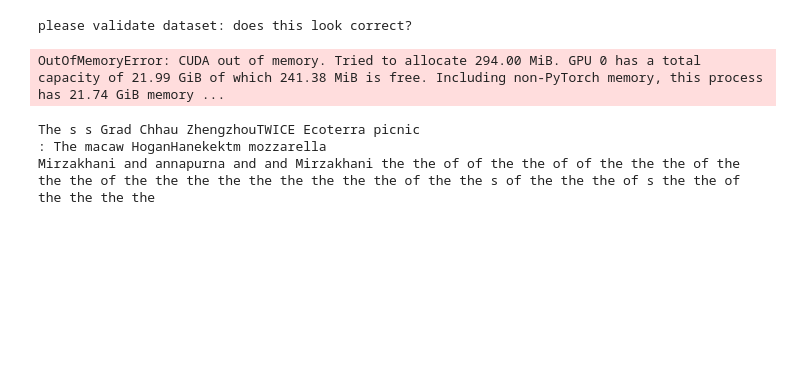
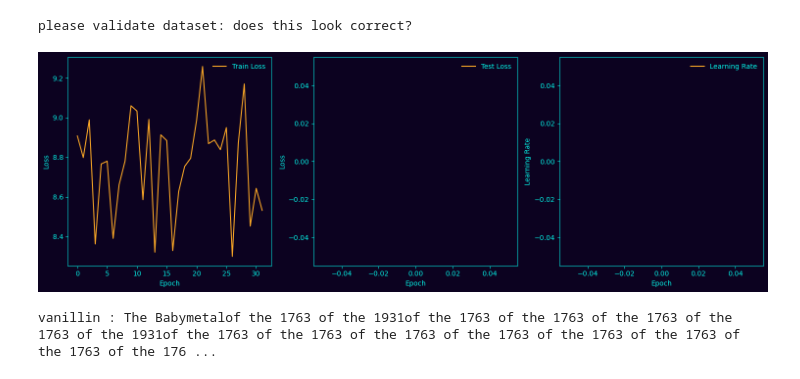
Before and after one commit to marmust/GIT_SYNC, a Jupyter notebook: normal_train_2.ipynb, the cells around one changed output. Cells and saved outputs as stored; diff of their text form; code cells hidden in the pictures; blank space fills up the shorter version.

```diff
--- a/normal_train_2.ipynb
+++ b/normal_train_2.ipynb
@@ -26,9 +27,9 @@ embeddings_model = Word2Vec.load(model_file)
 vector_size = embeddings_model.vector_size        # aka embedding dim
 
 # neural net settings
-context_length = 32                               # tokens to consider
-attn_heads = 8                                    # num attention heads per mechanism (per transformer block)
-dropout_prob = 0.0                                # 0.0 ---> everything normal   |   1.0 ---> everything is random
+context_length = 80                               # tokens to consider
+attn_heads = 14                                   # num attention heads per mechanism (per transformer block)
+dropout_prob = 0.2                                # 0.0 ---> everything normal   |   1.0 ---> everything is random
 
 # dataset
 train_dataset_path = fr"./datasets/ultra_train.txt"
@@ -40,7 +41,7 @@ examples_test = 64 * 8 * 8
 # training
 train_epochs = 2
 
-start_lr = 0.00001
+start_lr = 0.00003
 final_lr = 0.000001
 
 class CosineMSELoss(nn.Module):
@@ -73,9 +74,9 @@ loss = CosineMSELoss()
 optimizer = torch.optim.Adam
 scheduler = torch.optim.lr_scheduler.CosineAnnealingLR
 
-train_batch_size = int(128 * 4 * 2)
-test_batch_size = int(128 * 4 * 2)
-test_loop_batch = 24
+train_batch_size = int(128 * 4 * 2.5)
+test_batch_size = int(128 * 4 * 2.5)
+test_loop_batch = 64
 
 # plots
 plot_graphs = True
@@ -149,7 +150,6 @@ class transformer_block_widthwise(nn.Module):
         self.activ_func1 = leaky_tanh_smart()
 
         self.attn1 = attention_mech()
-        self.attn2 = attention_mech()
 
         self.dropout = nn.Dropout(dropout_prob)
 
@@ -163,7 +163,6 @@ class transformer_block_widthwise(nn.Module):
         x = self.norm1(x + self.attn1(x)[0])
         x = self.dropout(x)
         x = self.norm2(x + self.activ_func1(self.fc_widthwise(x)))
-        x = self.norm3(x + self.attn2(x)[0])
 
         return x
 # %%
@@ -174,7 +173,6 @@ class transformer_block_lengthwise(nn.Module):
         self.activ_func1 = leaky_tanh_smart()
 
         self.attn1 = attention_mech()
-        self.attn2 = attention_mech()
 
         self.dropout = nn.Dropout(dropout_prob)
 
@@ -188,7 +186,6 @@ class transformer_block_lengthwise(nn.Module):
         x = x + self.norm1(self.attn1(x)[0])
         x = self.dropout(x)
         x = x + self.norm2(self.activ_func1(self.fc_lengthwise(x.permute(0, 2, 1))).permute(0, 2, 1))
-        x = x + self.norm2(self.attn2(x)[0])
 
         return x
 # %%
@@ -534,6 +531,25 @@ with tqdm(total=train_epochs) as pbar:
 
             # collect performance metrics
             train_loss_graph.append(train_loss_value.item())
+
+            # eval loop
+            if batch % test_loop_batch == 0:
+                net.eval()
+
+                with torch.no_grad():
+                    for test_current_segment, test_target in test_loader:
+                        # move batch to gpu
+                        test_current_segment = test_current_segment.to(run_device)
+                        test_target = test_target.to(run_device)
+
+                        # run test
+                        test_outputs = net(test_current_segment)
+                        test_loss_value = loss(test_outputs, test_target)
+
+                        # collect performance metrics
+                        test_loss_graph.append(test_loss_value.item())
+
+                net.train()
 
             # plot everything
             if batch % plot_batches == 0:
@@ -571,57 +587,40 @@ with tqdm(total=train_epochs) as pbar:
                     ax2.spines['left'].set_color(axis_color)
                     ax2.spines['right'].set_color(axis_color)
                     # Set tick colors to white
                     ax2.tick_params(axis='x', colors=axis_color)
                     ax2.tick_params(axis='y', colors=axis_color)
 
                     # Plot learning rate
                     ax3 = plt.subplot(1, 3, 3, facecolor=background_color)
                     plt.plot(learning_rate_graph, label='Learning Rate', color=lr_color)
                     plt.xlabel('Epoch', color=text_color)
                     plt.ylabel('Learning Rate', color=text_color)
                     plt.legend(facecolor=background_color, edgecolor='none', labelcolor=text_color)
                     # Set spines to white
                     ax3.spines['top'].set_color(axis_color)
                     ax3.spines['bottom'].set_color(axis_color)
                     ax3.spines['left'].set_color(axis_color)
                     ax3.spines['right'].set_color(axis_color)
                     # Set tick colors to white
                     ax3.tick_params(axis='x', colors=axis_color)
                     ax3.tick_params(axis='y', colors=axis_color)
 
                     # Adjust layout and show plot
                     plt.tight_layout()
                     plt.show()
 
-            # eval loop
-            if batch % test_loop_batch == 0:
-                with torch.no_grad():
-                    for test_current_segment, test_target in test_loader:
-                        # move batch to gpu
-                        test_current_segment = test_current_segment.to(run_device)
-                        test_target = test_target.to(run_device)
-
-                        # run test
-                        test_outputs = net(test_current_segment)
-                        test_loss_value = loss(test_outputs, test_target)
-
-                        # collect performance metrics
-                        test_loss_graph.append(test_loss_value.item())
-
         scheduler.step()
 
         # collect perforamce metrics
         learning_rate_graph.append(optimizer.param_groups[0]['lr'])
 # %% [output]
-OutOfMemoryError: CUDA out of memory. Tried to allocate 294.00 MiB. GPU 0 has a total capacity of 21.99 GiB of which 241.38 MiB is free. Including non-PyTorch memory, this process has 21.74 GiB memory ...
+[figure, added]
 # %%
 net.eval()
 clear_output()
 # %%
-print(tokenizer.detokenize_segment(predict_sequence(tokenizer.tokenize_segment("human: how do i bake potatoes? network: "), 64)))
+print(tokenizer.detokenize_segment(predict_sequence(tokenizer.tokenize_segment("human: what are some good training exercises? "), 64)))
 # %% [output]
-The s s Grad Chhau ZhengzhouTWICE Ecoterra picnic
-: The macaw HoganHanekektm mozzarella
-Mirzakhani and annapurna and and Mirzakhani the the of of the the of of the the the of the the the of the the the the the the the the the of the the s of the the the of s the the of the the the the
+vanillin : The Babymetalof the 1763 of the 1931of the 1763 of the 1763 of the 1763 of the 1763 of the 1931of the 1763 of the 1763 of the 1763 of the 1763 of the 1763 of the 1763 of the 1763 of the 176 ...
 # %%
 #torch.save(net, './REAN_nets/meth_abuser6969_attn_stack.pth')
```
Also changed, not shown: parts of 2 cells of this notebook.
